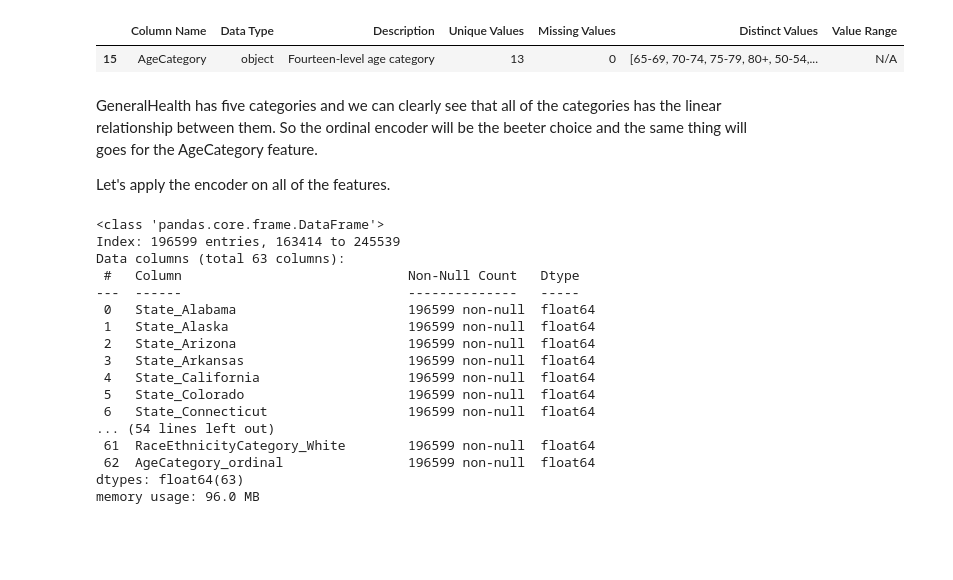
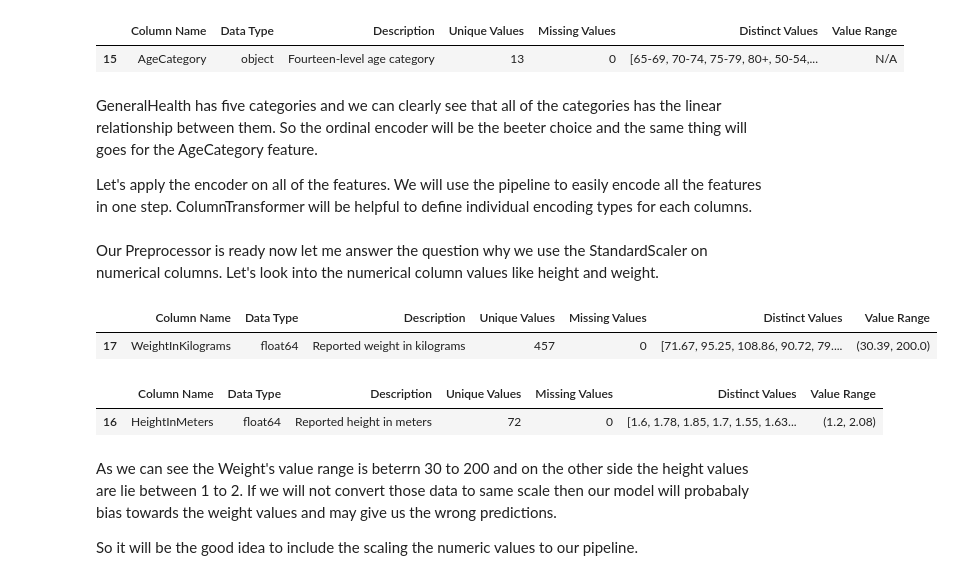
Before and after one commit to nikbhavsar/Heart-Attack-Prediction, a Jupyter notebook: Notebooks/3_DataProcessing_HypothesisTesting.ipynb, the cells around one changed output. Saved outputs shown, nothing was run; the diff lists cells and outputs as text; code cells hidden in the pictures; blank space fills up the shorter version.

Commit message:
PreProcessing - Included the Hypothesis Testing
Use the ColumnTransformer to Encode the data

```diff
--- a/Notebooks/3_DataProcessing_HypothesisTesting.ipynb
+++ b/Notebooks/3_DataProcessing_HypothesisTesting.ipynb
@@ -220,4 +319,4 @@ heart_attack_data_dictionary[heart_attack_data_dictionary['Column Name'] == 'Age
 # %% [markdown]
 GeneralHealth has five categories and we can clearly see that all of the categories has the linear relationship between them. So the ordinal encoder will be the beeter choice and the same thing will goes for the AgeCategory feature.
 
-Let's apply the encoder on all of the features.
+Let's apply the encoder on all of the features. We will use the pipeline to easily encode all the features in one step. ColumnTransformer will be helpful to define individual encoding types for each columns.
@@ -248,20 +322,0 @@ for col, enc in column_encodings.items():
-# %%
-patient_health_train_encoded.info()
-# %% [output]
-<class 'pandas.core.frame.DataFrame'>
-Index: 196599 entries, 163414 to 245539
-Data columns (total 63 columns):
- #   Column                             Non-Null Count   Dtype
----  ------                             --------------   -----
- 0   State_Alabama                      196599 non-null  float64
- 1   State_Alaska                       196599 non-null  float64
- 2   State_Arizona                      196599 non-null  float64
- 3   State_Arkansas                     196599 non-null  float64
- 4   State_California                   196599 non-null  float64
- 5   State_Colorado                     196599 non-null  float64
- 6   State_Connecticut                  196599 non-null  float64
-... (54 lines left out)
- 61  RaceEthnicityCategory_White        196599 non-null  float64
- 62  AgeCategory_ordinal                196599 non-null  float64
-dtypes: float64(63)
-memory usage: 96.0 MB
@@ -267,0 +347,16 @@ memory usage: 96.0 MB
+# %% [markdown]
+Our Preprocessor is ready now let me answer the question why we use the StandardScaler on numerical columns. Let's look into the numerical column values like height and weight.
+# %%
+heart_attack_data_dictionary[heart_attack_data_dictionary['Column Name'] == 'WeightInKilograms']
+# %% [output]
+|  | Column Name | Data Type | Description | Unique Values | Missing Values | Distinct Values | Value Range |
+| 17 | WeightInKilograms | float64 | Reported weight in kilograms | 457 | 0 | [71.67, 95.25, 108.86, 90.72, 79.... | (30.39, 200.0) |
+# %%
+heart_attack_data_dictionary[heart_attack_data_dictionary['Column Name'] == 'HeightInMeters']
+# %% [output]
+|  | Column Name | Data Type | Description | Unique Values | Missing Values | Distinct Values | Value Range |
+| 16 | HeightInMeters | float64 | Reported height in meters | 72 | 0 | [1.6, 1.78, 1.85, 1.7, 1.55, 1.63... | (1.2, 2.08) |
+# %% [markdown]
+As we can see the Weight's value range is beterrn 30 to 200 and on the other side the height values are lie between 1 to 2. If we will not convert those data to same scale then our model will probabaly bias towards the weight values and may give us the wrong predictions.
+
+So it will be the good idea to include the scaling the numeric values to our pipeline.
```
Also changed, not shown: parts of 19 cells of this notebook, 1 other file.
